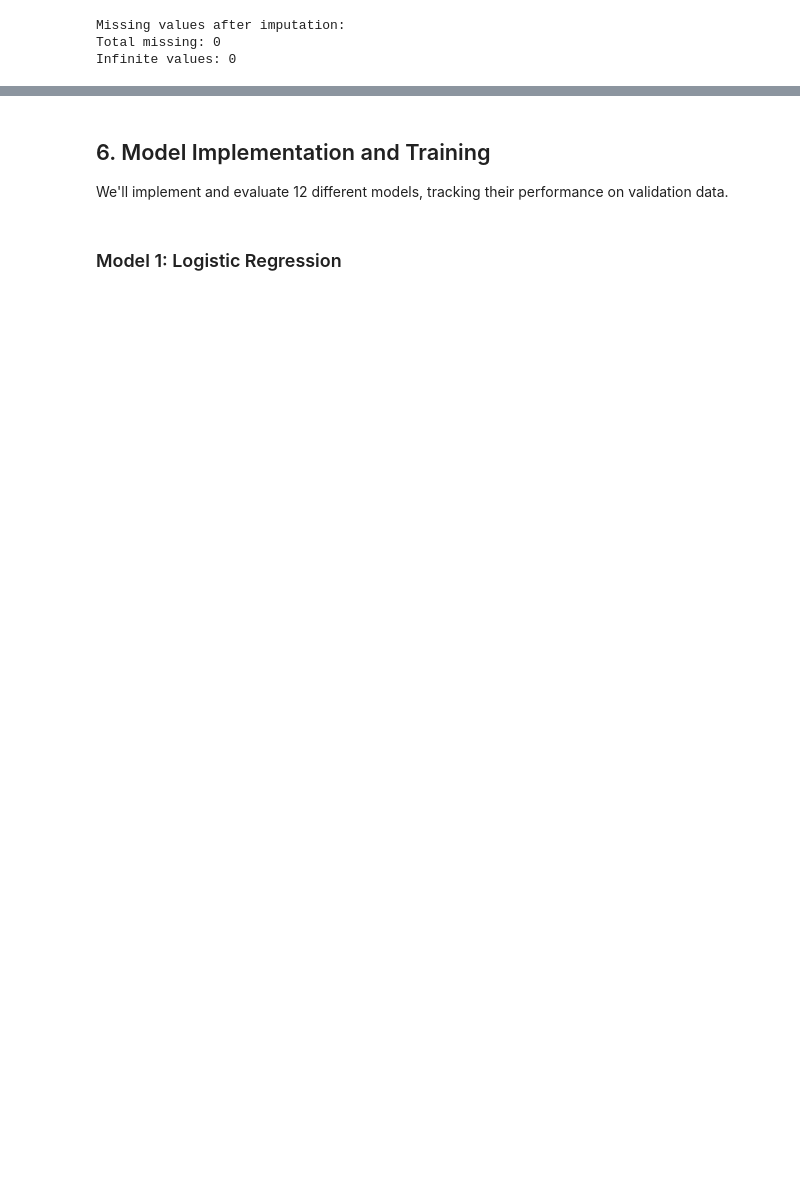
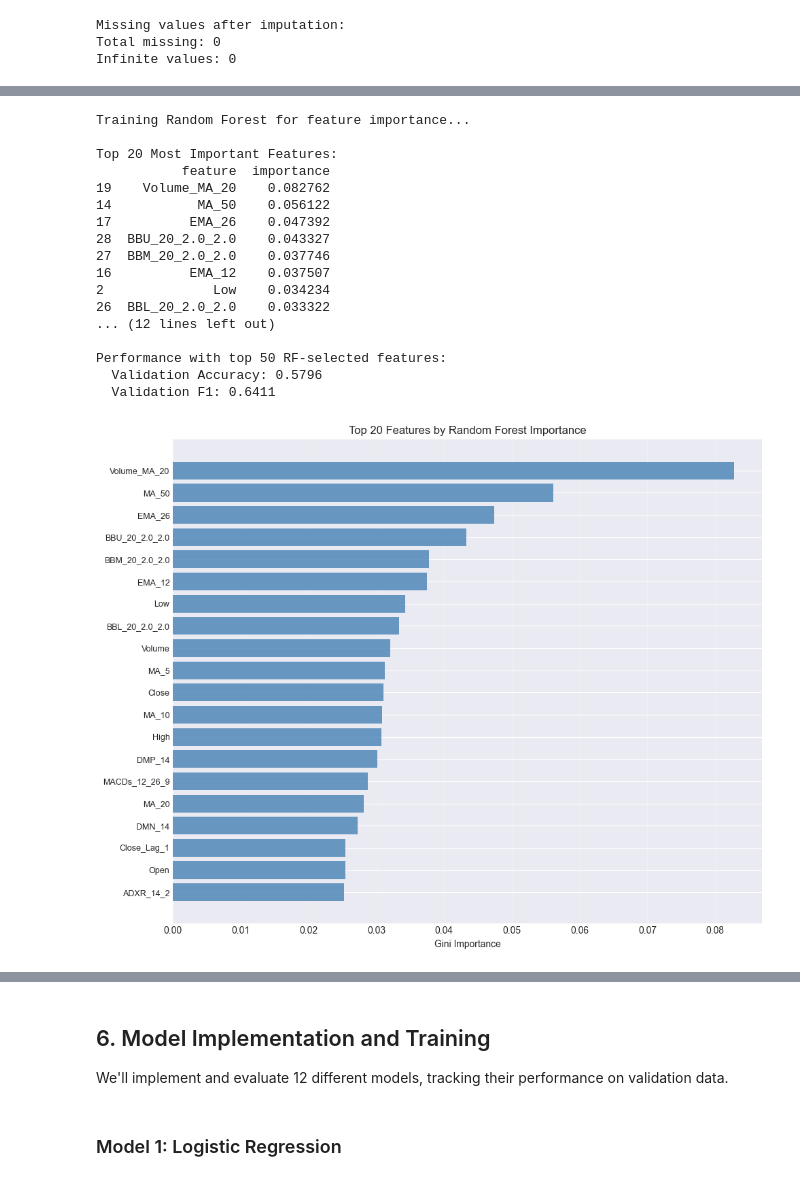
Before and after one commit to veerdosi/ml-project, a Jupyter notebook: stock_trend_prediction_classification.ipynb, the cells around one changed output, grey strips where cells are left out. Drawn from its saved outputs; the diff is of its cells as text; code cells hidden in the pictures; blank space fills up the shorter version.

```diff
--- a/stock_trend_prediction_classification.ipynb
+++ b/stock_trend_prediction_classification.ipynb
@@ -1158,0 +1253,79 @@ Class distribution: Uptrend (1): 7652, Downtrend (0): 4202
+# %%
+# Train Random Forest for feature importance
+print("Training Random Forest for feature importance...")
+rf_selector = RandomForestClassifier(
+    n_estimators=100,
+    max_depth=10,
+    random_state=42,
+    class_weight='balanced',
+    n_jobs=-1
+)
+# Scale data first
+scaler_rf = RobustScaler()
+X_train_scaled_rf = scaler_rf.fit_transform(X_train)
+X_val_scaled_rf = scaler_rf.transform(X_val)
+rf_selector.fit(X_train_scaled_rf, y_train)
+
+# Extract feature importances
+feature_importance = pd.DataFrame({
+    'feature': X_train.columns,
+    'importance': rf_selector.feature_importances_
+}).sort_values('importance', ascending=False)
+
+print("\nTop 20 Most Important Features:")
+print(feature_importance.head(20))
+
+# Select top 50 features (experiment only)
+top_k = 50
+top_features = feature_importance.head(top_k)['feature'].tolist()
+X_train_rf_exp = X_train[top_features]
+X_val_rf_exp = X_val[top_features]
+
+# Evaluate with selected features (experiment)
+scaler_rf_exp = RobustScaler()
+X_train_scaled_rf_exp = scaler_rf_exp.fit_transform(X_train_rf_exp)
+X_val_scaled_rf_exp = scaler_rf_exp.transform(X_val_rf_exp)
+
+model_rf_exp = LogisticRegression(max_iter=1000, random_state=42, class_weight='balanced')
+model_rf_exp.fit(X_train_scaled_rf_exp, y_train)
+rf_val_acc = model_rf_exp.score(X_val_scaled_rf_exp, y_val)
+rf_val_f1 = f1_score(y_val, model_rf_exp.predict(X_val_scaled_rf_exp))
+
+print(f"\nPerformance with top {top_k} RF-selected features:")
+print(f"  Validation Accuracy: {rf_val_acc:.4f}")
+print(f"  Validation F1: {rf_val_f1:.4f}")
+
+# Visualization: Top 20 features
+fig, ax = plt.subplots(figsize=(10, 8))
+top_20 = feature_importance.head(20)
+ax.barh(range(len(top_20)), top_20['importance'], color='steelblue', alpha=0.8)
+ax.set_yticks(range(len(top_20)))
+ax.set_yticklabels(top_20['feature'], fontsize=9)
+ax.set_xlabel('Gini Importance')
+ax.set_title('Top 20 Features by Random Forest Importance')
+ax.invert_yaxis()
+ax.grid(axis='x', alpha=0.3)
+plt.tight_layout()
+plt.show()
+
+print("\nInsight: RF importance identifies features that contribute most to decision tree splits.")
+print("These features often capture complex interactions that linear models might miss.")
+# %% [output]
+Training Random Forest for feature importance...
+
+Top 20 Most Important Features:
+           feature  importance
+19    Volume_MA_20    0.082762
+14           MA_50    0.056122
+17          EMA_26    0.047392
+28  BBU_20_2.0_2.0    0.043327
+27  BBM_20_2.0_2.0    0.037746
+16          EMA_12    0.037507
+2              Low    0.034234
+26  BBL_20_2.0_2.0    0.033322
+... (12 lines left out)
+
+Performance with top 50 RF-selected features:
+  Validation Accuracy: 0.5796
+  Validation F1: 0.6411
+[figure, added]
```
Also changed, not shown: parts of 48 cells of this notebook.
